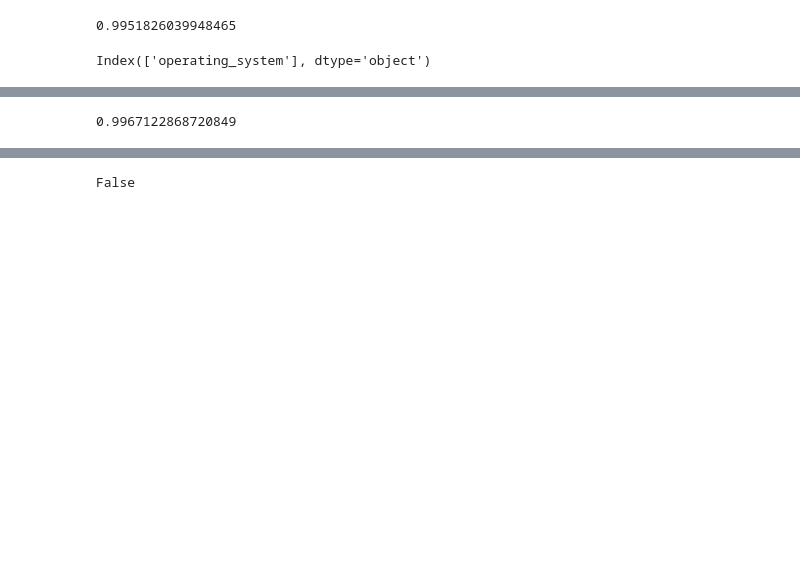
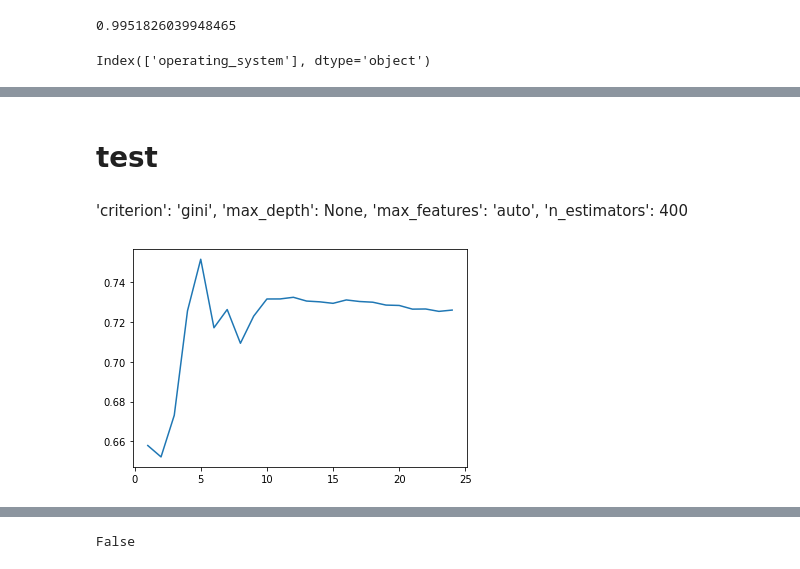
Before and after one commit to Huan111/Trackhack.21.2---Predict-upgrade, a Jupyter notebook: model_training.ipynb, the cells around one changed output, grey strips where cells are left out. Drawn from its saved outputs; the diff is of its cells as text; code cells hidden in the pictures; blank space fills up the shorter version.

```diff
--- a/model_training.ipynb
+++ b/model_training.ipynb
@@ -958,0 +1209,3 @@ Index(['operating_system'], dtype='object')
+# %%
+use_features = feat_names[indices]
+use_features
@@ -958,0 +1242,7 @@ Index(['operating_system'], dtype='object')
+# %% [markdown]
+# test
+# %% [markdown]
+'criterion': 'gini',
+ 'max_depth': None,
+ 'max_features': 'auto',
+ 'n_estimators': 400
@@ -958,0 +1251,2 @@ Index(['operating_system'], dtype='object')
+# %%
+RFC = RandomForestClassifier(criterion='gini',max_depth=None,max_features='sqrt',n_estimators=200,min_samples_leaf=1,min_samples_split=2).fit(data_X[use_features],data_y)
@@ -959,11 +1255,15 @@ Index(['operating_system'], dtype='object')
 # %%
+scoring = ['f1']
 f1_dict = {}
 for i in range(1,len(feat_names)+1):
     use_features = feat_names[indices][:i]
-    RFC = RandomForestClassifier(criterion='gini',max_depth=10,max_features='auto',n_estimators=100).fit(data_X[use_features],data_y)
-    y_pred = RFC.predict(data_X[use_features])
-    f1 = f1_score(data_y,y_pred)
-    f1_dict[i] = f1
-#import matplotlib.pyplot as plt
-#plt.plot(f1_dict.keys(),f1_dict.values())
-#plt.show()
+    RFC = RandomForestClassifier(criterion='gini',max_depth=None,max_features='auto',n_estimators=400)
+    scores  = cross_validate(RFC,data_X[use_features],data_y,cv = 5,scoring = scoring)
+    #y_pred = RFC.predict(data_X[use_features])
+    #f1 = f1_score(data_y,y_pred)
+    f1_dict[i] = scores["test_f1"].mean()
+import matplotlib.pyplot as plt
+plt.plot(f1_dict.keys(),f1_dict.values())
+plt.show()
+# %% [output]
+[figure, added]
@@ -974,5 +1269,0 @@ RFC = RandomForestClassifier(criterion='gini',max_depth=10,max_features='auto',n
-# %%
-y_pred = RFC.predict(data_X[use_features])
-f1_score(data_y,y_pred)
-# %% [output]
-0.9967122868720849
```
Also changed, not shown: parts of 65 cells of this notebook, 2 other files.
